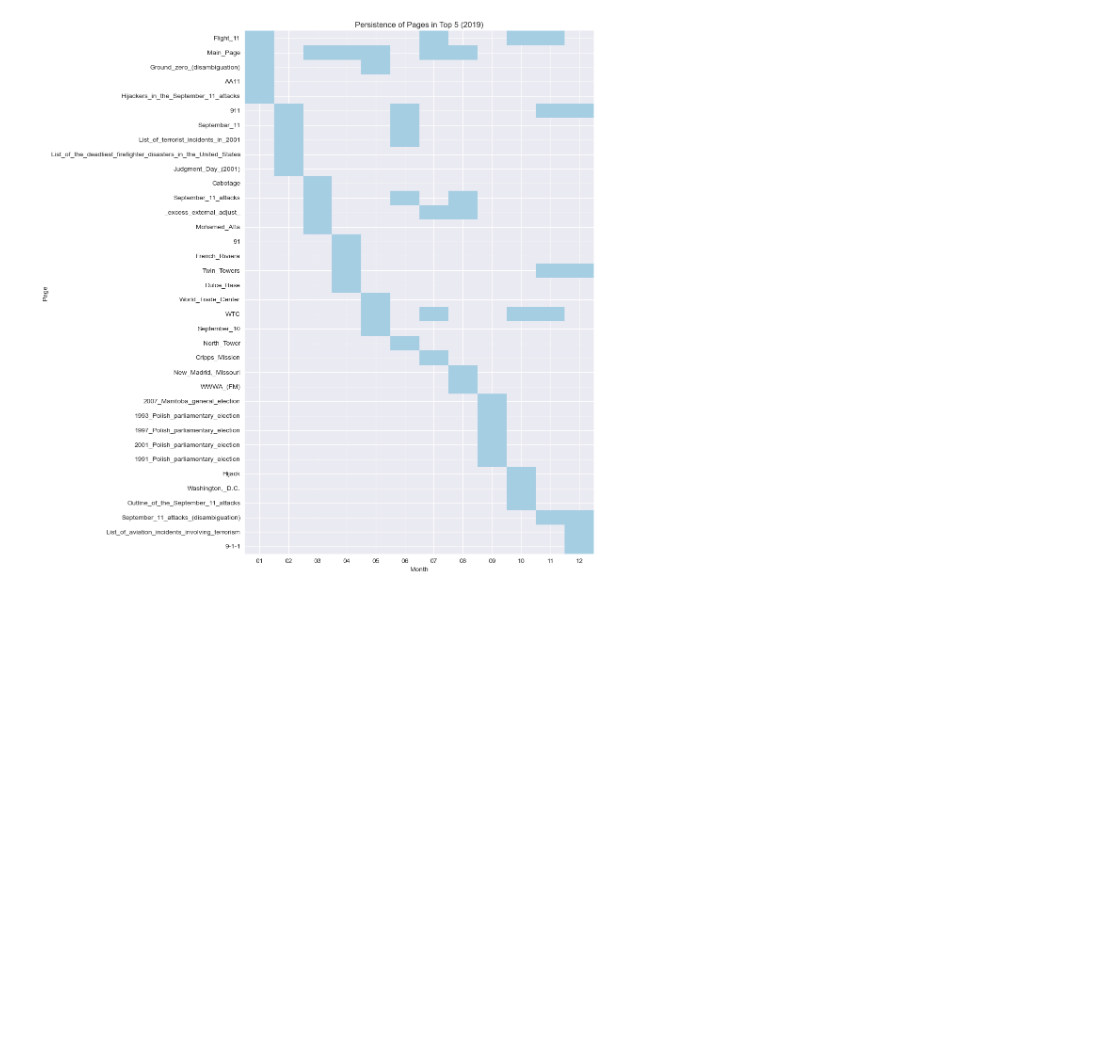
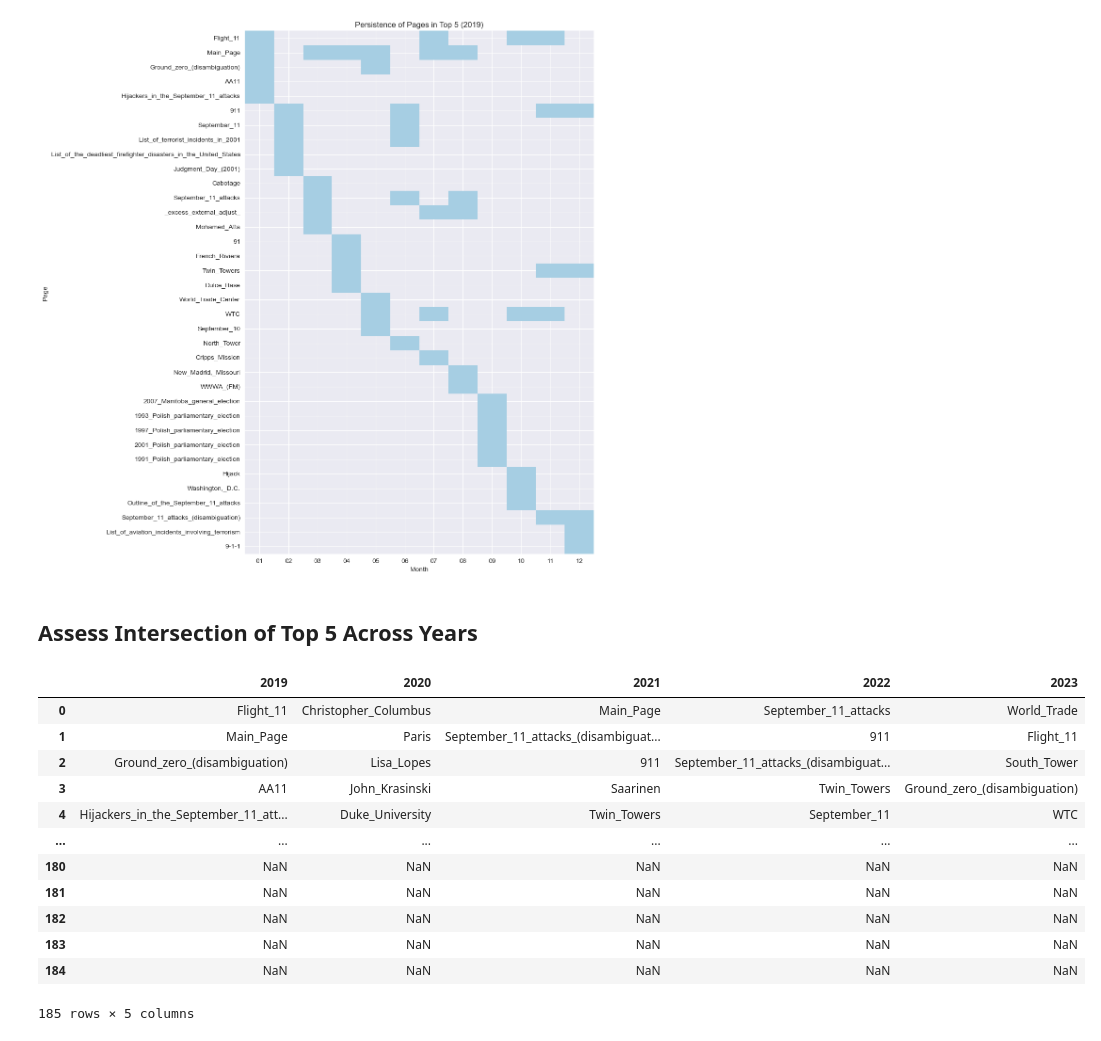
Before and after one commit to prithvidasgupta/si608, a Jupyter notebook: notebooks/analyze_walker.ipynb, the cells around one changed output. Cells and saved outputs as stored; diff of their text form; code cells hidden in the pictures; blank space fills up the shorter version.

```diff
--- a/notebooks/analyze_walker.ipynb
+++ b/notebooks/analyze_walker.ipynb
@@ -221,3 +222,5 @@ plt.savefig("../output/plots/2019_persist.pdf", format="pdf")
 plt.show()
 # %% [output]
 [figure]
+# %% [markdown]
+## Assess Intersection of Top 5 Across Years
@@ -223,0 +248,20 @@ plt.show()
+# %%
+top_eig_pages = pd.read_csv("../data/top_eig_pages.csv")
+cols_keep = ["2019", "2020", "2021", "2022", "2023"]
+top_eig_pages = top_eig_pages.loc[:, top_eig_pages.columns.isin(cols_keep)]
+# %%
+top_eig_pages
+# %% [output]
+|  | 2019 | 2020 | 2021 | 2022 | 2023 |
+| 0 | Flight_11 | Christopher_Columbus | Main_Page | September_11_attacks | World_Trade |
+| 1 | Main_Page | Paris | September_11_attacks_(disambiguat... | 911 | Flight_11 |
+| 2 | Ground_zero_(disambiguation) | Lisa_Lopes | 911 | September_11_attacks_(disambiguat... | South_Tower |
+| 3 | AA11 | John_Krasinski | Saarinen | Twin_Towers | Ground_zero_(disambiguation) |
+| 4 | Hijackers_in_the_September_11_att... | Duke_University | Twin_Towers | September_11 | WTC |
+| ... | ... | ... | ... | ... | ... |
+| 180 | NaN | NaN | NaN | NaN | NaN |
+| 181 | NaN | NaN | NaN | NaN | NaN |
+| 182 | NaN | NaN | NaN | NaN | NaN |
+| 183 | NaN | NaN | NaN | NaN | NaN |
+| 184 | NaN | NaN | NaN | NaN | NaN |
+185 rows × 5 columns
```
Also changed, not shown: parts of 14 cells of this notebook, 5 other files.
